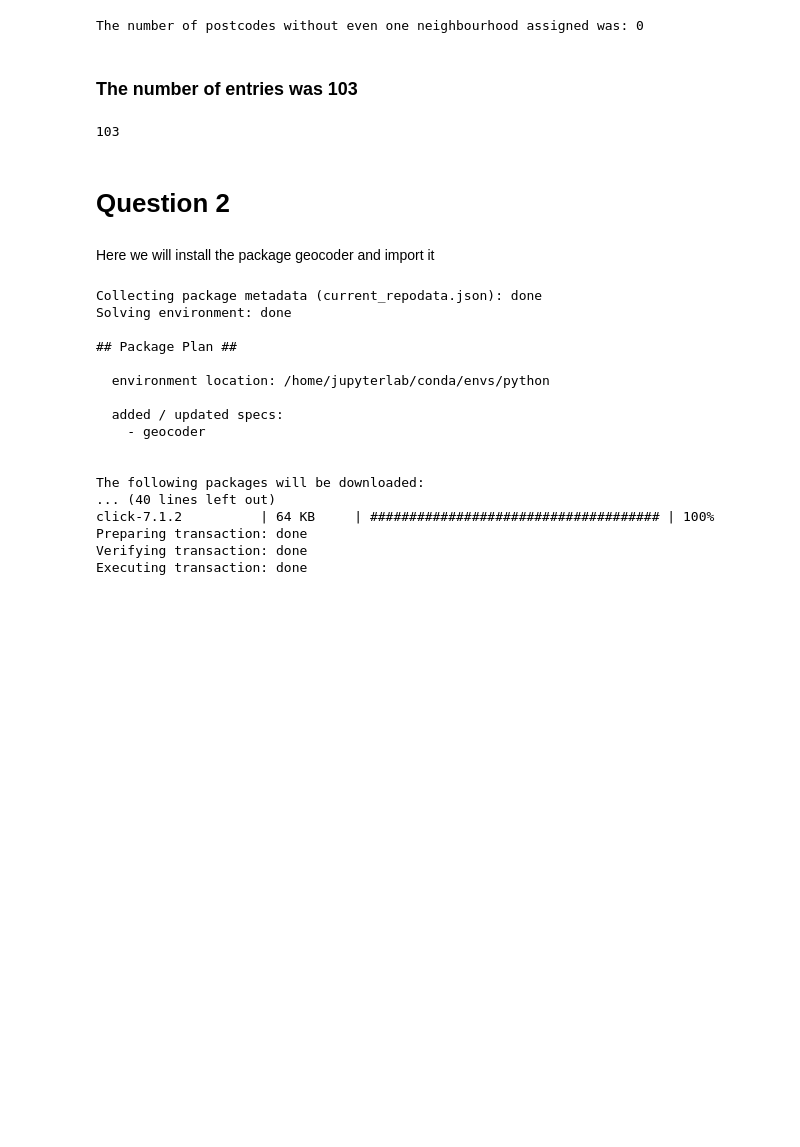
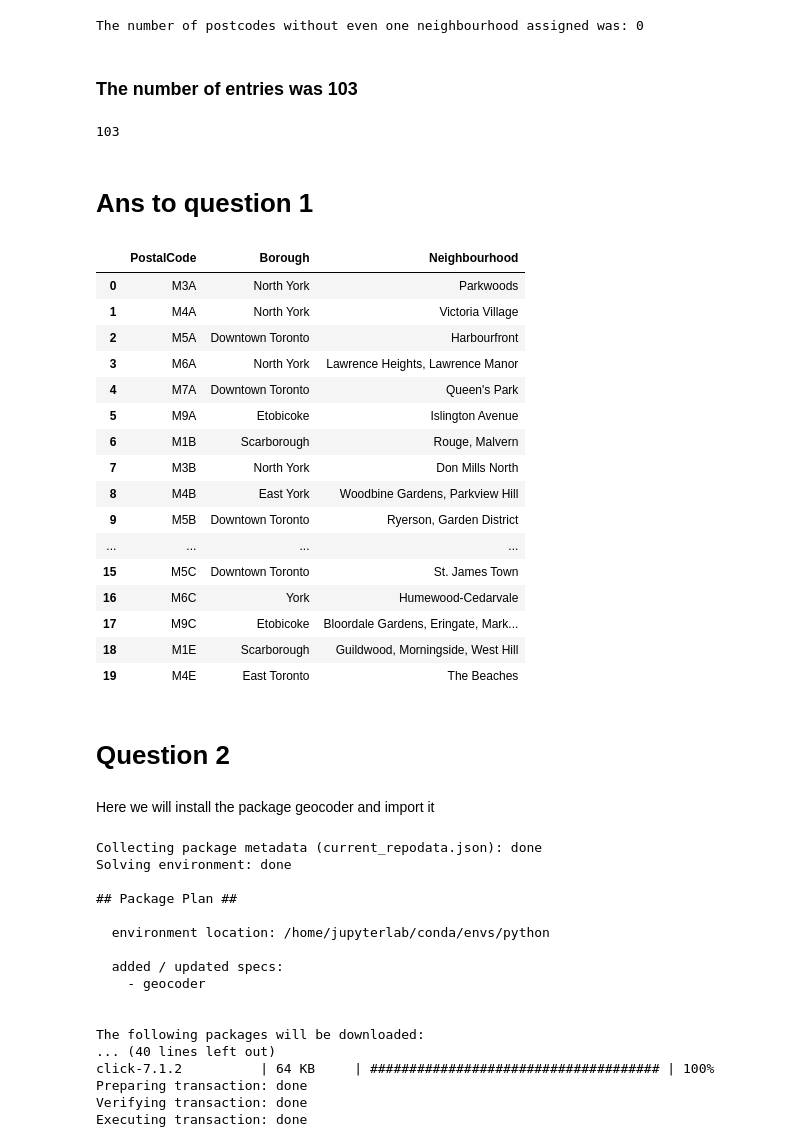
Before and after one commit to CodedinPurple/Capstone-IBM-Week-3, a Jupyter notebook: Week3_IBM_Capstone.ipynb, the cells around one changed output. Drawn from its saved outputs; the diff is of its cells as text; code cells hidden in the pictures; blank space fills up the shorter version.

```diff
--- a/Week3_IBM_Capstone.ipynb
+++ b/Week3_IBM_Capstone.ipynb
@@ -169,6 +172,28 @@ The number of postcodes without even one neighbourhood assigned was: 0
 df_proc.shape[0]
 # %% [output]
 103
+# %% [markdown]
+# Ans to question 1
+# %%
+df_proc.head(20)
+# %% [output]
+|  | PostalCode | Borough | Neighbourhood |
+| 0 | M3A | North York | Parkwoods |
+| 1 | M4A | North York | Victoria Village |
+| 2 | M5A | Downtown Toronto | Harbourfront |
+| 3 | M6A | North York | Lawrence Heights, Lawrence Manor |
+| 4 | M7A | Downtown Toronto | Queen's Park |
+| 5 | M9A | Etobicoke | Islington Avenue |
+| 6 | M1B | Scarborough | Rouge, Malvern |
+| 7 | M3B | North York | Don Mills North |
+| 8 | M4B | East York | Woodbine Gardens, Parkview Hill |
+| 9 | M5B | Downtown Toronto | Ryerson, Garden District |
+| ... | ... | ... | ... |
+| 15 | M5C | Downtown Toronto | St. James Town |
+| 16 | M6C | York | Humewood-Cedarvale |
+| 17 | M9C | Etobicoke | Bloordale Gardens, Eringate, Mark... |
+| 18 | M1E | Scarborough | Guildwood, Morningside, West Hill |
+| 19 | M4E | East Toronto | The Beaches |
 # %% [markdown]
 # Question 2
 # %% [markdown]
```
Also changed, not shown: parts of 1 cell of this notebook, 1 other file.
